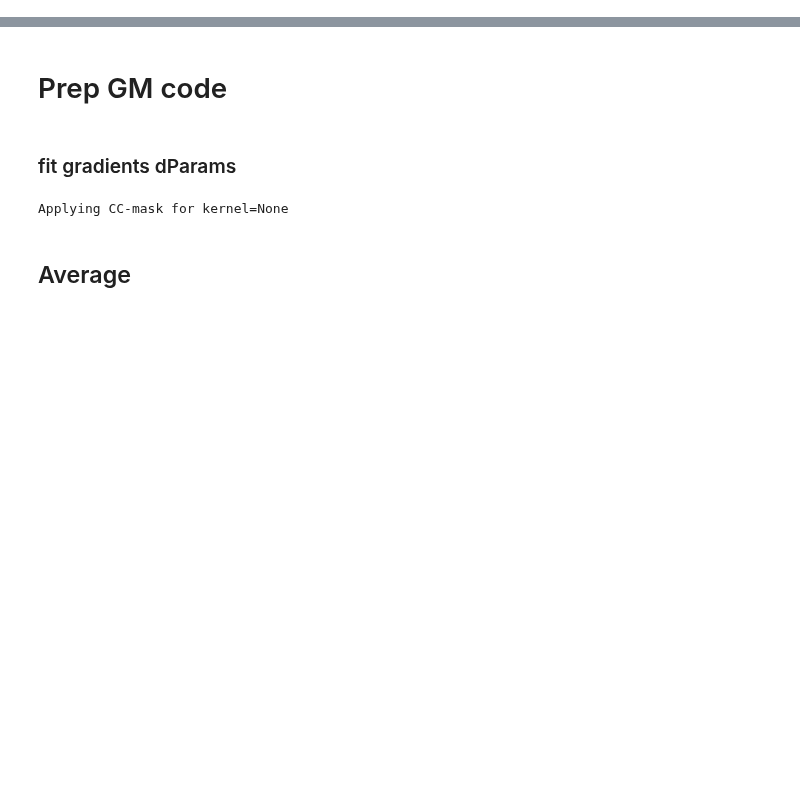
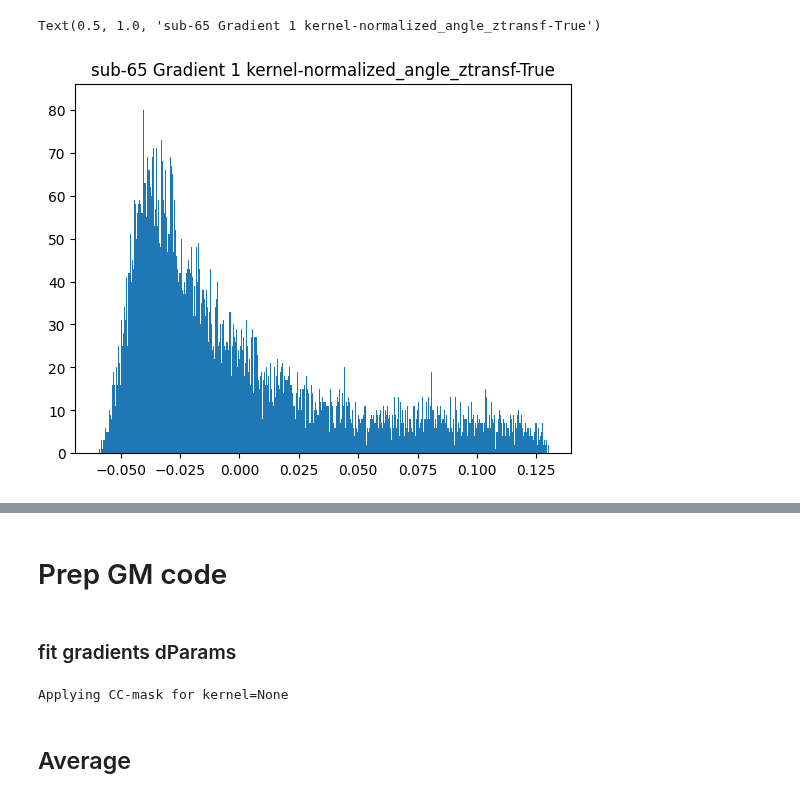
Before and after one commit to mrenke/parietal_patterns, a Jupyter notebook: gradients_noHalo/try_dParams_tanh_zscore_cosine.ipynb, the cells around one changed output, grey strips where cells are left out. Cells and saved outputs as stored; diff of their text form; code cells hidden in the pictures; blank space fills up the shorter version.

```diff
--- a/gradients_noHalo/try_dParams_tanh_zscore_cosine.ipynb
+++ b/gradients_noHalo/try_dParams_tanh_zscore_cosine.ipynb
@@ -48,0 +105,6 @@ plot_grads(grad, sub, alignRef, specification)
+# %%
+plt.hist(grad[0], bins=1000)
+plt.title(f'sub-{sub} Gradient 1 {specification}')
+# %% [output]
+Text(0.5, 1.0, 'sub-65 Gradient 1 kernel-normalized_angle_ztransf-True')
+[figure, added]
```
Also changed, not shown: parts of 11 cells of this notebook, 4 other files.
